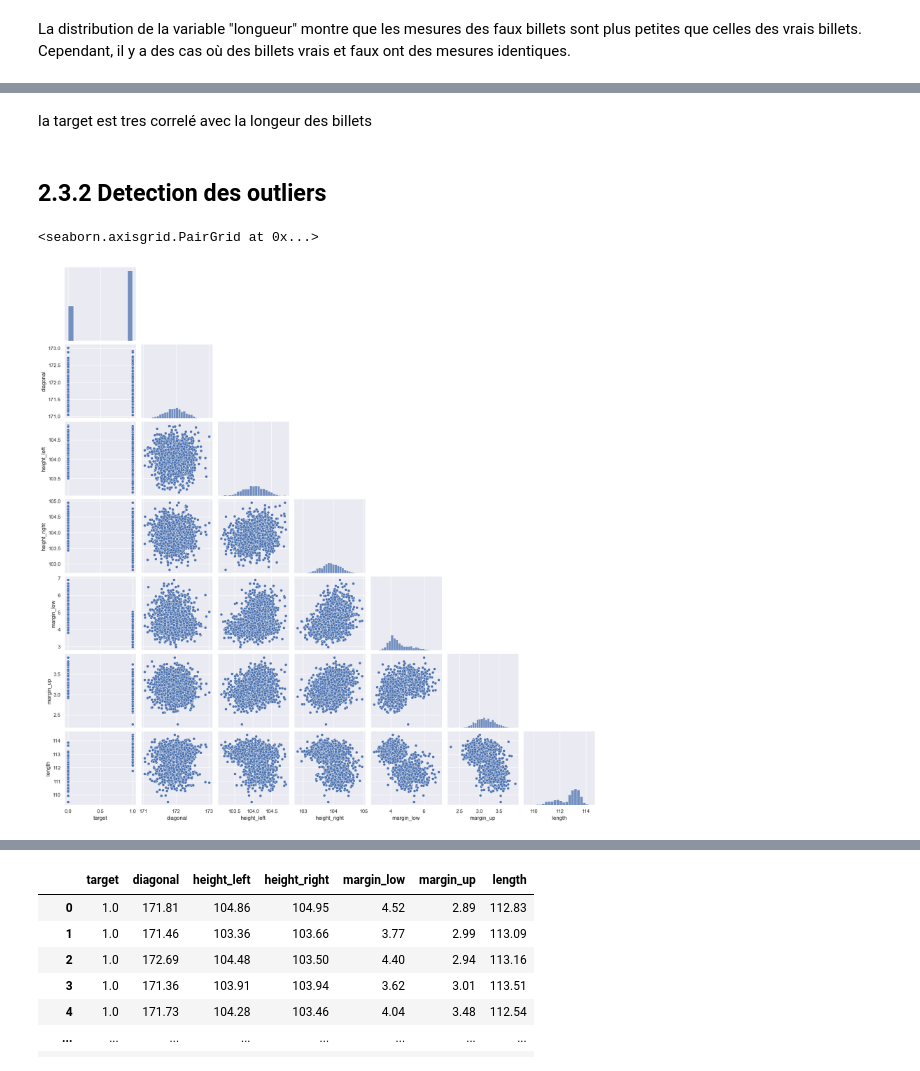
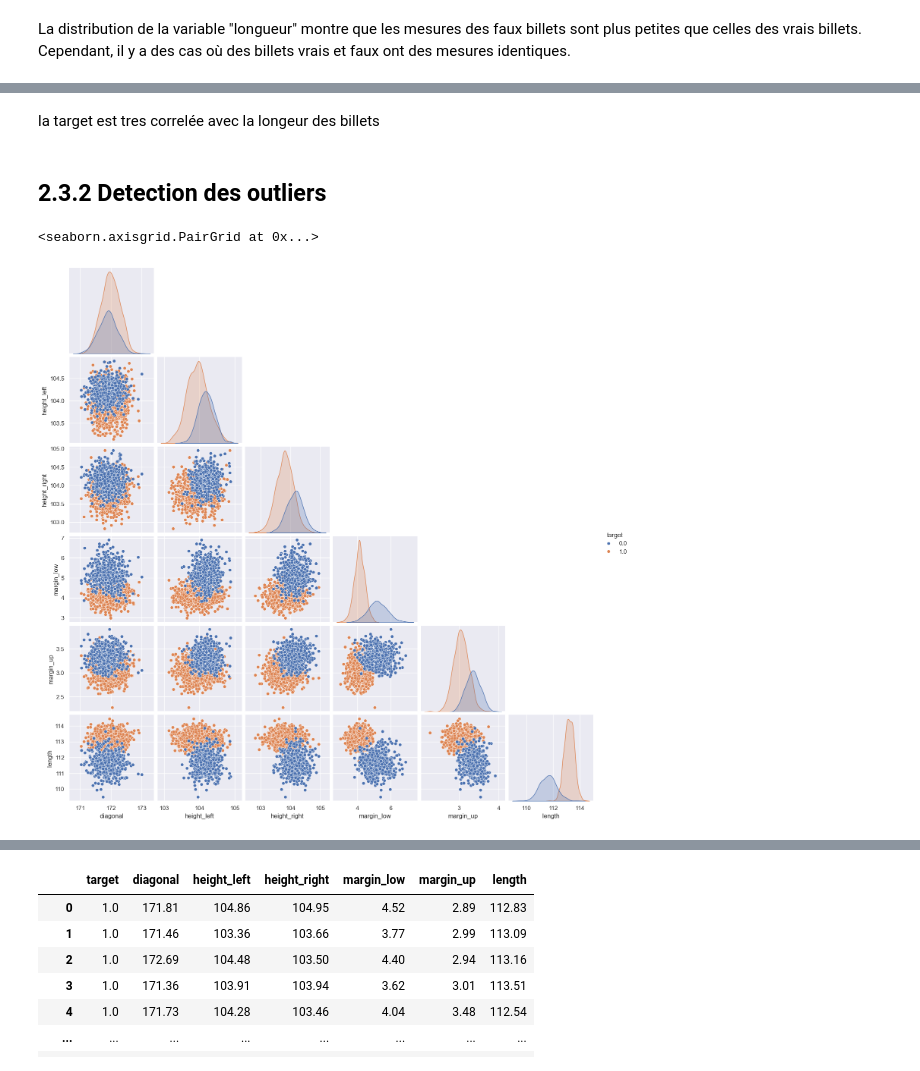
Before and after one commit to Nada-Lahbib/Project_10_Detection_des_faux_billets_avec_Python, a Jupyter notebook: notebooks/LAHBIB_Nada_1_notebook_022024.ipynb, the cells around one changed output, grey strips where cells are left out. Cells and saved outputs as stored; diff of their text form; code cells hidden in the pictures.

```diff
--- a/notebooks/LAHBIB_Nada_1_notebook_022024.ipynb
+++ b/notebooks/LAHBIB_Nada_1_notebook_022024.ipynb
@@ -209,6 +218,3 @@ plt.show()
 la mediane de margin_low est indique entre 4 et 5 mm. On va essayer la regression lineaire pour l'imputation des valeurs manquantes.
 # %% [markdown]
 ### 2.3.1 Imputation des valeurs manquantes
-# %%
-#Creation d'une copy de notre DataFrame
-train_data=train_df.copy()
@@ -282,7 +288,7 @@ y_predicted.shape
 (37,)
 # %%
 # Remplacer les valeurs manquantes par les valeurs prédites
-train_data.loc[train_data['margin_low'].isna(), 'margin_low'] = y_predicted
+df_reg.loc[df_reg['margin_low'].isna(), 'margin_low'] = y_predicted
 # %%
 y_predicted
 # %% [output]
@@ -408,11 +458,11 @@ plt.show()
 # %% [markdown]
-la target est tres correlé avec la longeur des billets
+la target est tres correlée avec la longeur des billets
 # %% [markdown]
 ## 2.3.2 Detection des outliers
 # %%
 sns.set_theme()
 # %%
-sns.pairplot(train_data, corner=True)
+sns.pairplot(train_data, hue='target', corner=True)
 # %% [output]
 <seaborn.axisgrid.PairGrid at 0x...>
-[figure, old version]
+[figure, new version]
```
Also changed, not shown: parts of 34 cells of this notebook.
